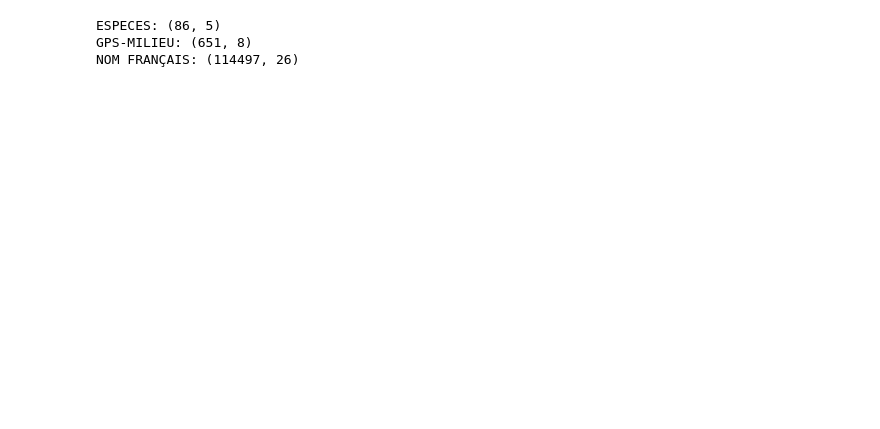
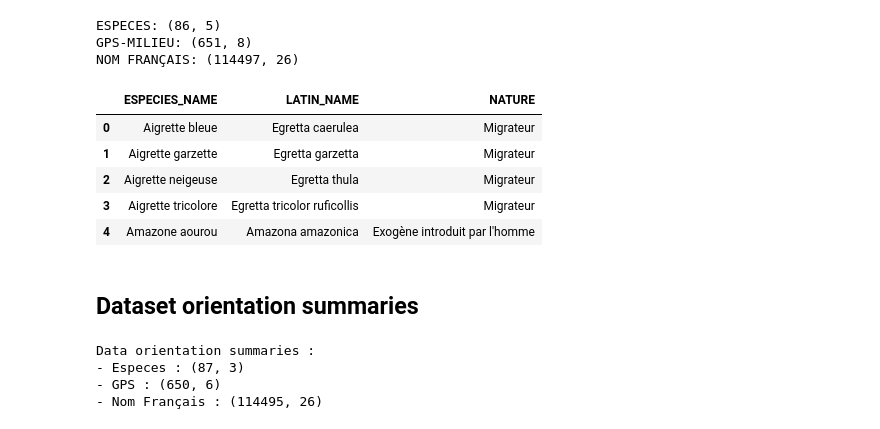
Before and after one commit to vladihnat/birds-biodiversity, a Jupyter notebook: main.ipynb, the cells around one changed output. Cells and saved outputs as stored; diff of their text form; code cells hidden in the pictures; blank space fills up the shorter version.

```diff
--- a/main.ipynb
+++ b/main.ipynb
@@ -24,15 +25,23 @@ sheets_to_csv_cleaned = {
     "NOM FRANÇAIS": "nom_francais_clean.csv",
 }
 # %%
+# Original sheets declaration :
+
 # Run on the first execution to split and save the excel file into multiple csv files
 if first_execution:
     print(split_excel_to_csvs(RAW, OUT_FILT, sheets_to_csv_filtered))
+
+# For following executions, load the csv files directly
+dfs = load_csvs(OUT_FILT, sheets_to_csv_filtered)
+for k, df in dfs.items():
+    print(f"{k}: {df.shape}")
+
+
+# Visual inspection of dataframes, uncoment as needed
+# dfs['ESPECES'].head()
+# dfs['GPS-MILIEU'].head()
+# dfs['NOM FRANÇAIS'].head()
+# %% [output]
+ESPECES: (86, 5)
+GPS-MILIEU: (651, 8)
+NOM FRANÇAIS: (114497, 26)
-# %%
-# For following executions, load the csv files directly
-dfs = load_csvs(OUT_FILT, sheets_to_csv_filtered)
-for k, df in dfs.items():
-    print(f"{k}: {df.shape}")
-# %% [output]
-ESPECES: (86, 5)
-GPS-MILIEU: (651, 8)
-NOM FRANÇAIS: (114497, 26)
@@ -62,3 +68,24 @@ else:
 # clean_especes.head()
 # clean_gps.head()
 # clean_nom_francais.head()
+# %%
+clean_especes.head()
+# %% [output]
+|  | ESPECIES_NAME | LATIN_NAME | NATURE |
+| 0 | Aigrette bleue | Egretta caerulea | Migrateur |
+| 1 | Aigrette garzette | Egretta garzetta | Migrateur |
+| 2 | Aigrette neigeuse | Egretta thula | Migrateur |
+| 3 | Aigrette tricolore | Egretta tricolor ruficollis | Migrateur |
+| 4 | Amazone aourou | Amazona amazonica | Exogène introduit par l'homme |
+# %% [markdown]
+## Dataset orientation summaries
+# %%
+print("Data orientation summaries : ")
+print(f"- Especes : {clean_especes.shape}")
+print(f"- GPS : {clean_gps.shape}")
+print(f"- Nom Français : {clean_nom_francais.shape}")
+# %% [output]
+Data orientation summaries :
+- Especes : (87, 3)
+- GPS : (650, 6)
+- Nom Français : (114495, 26)
```
Also changed, not shown: parts of 13 cells of this notebook.
